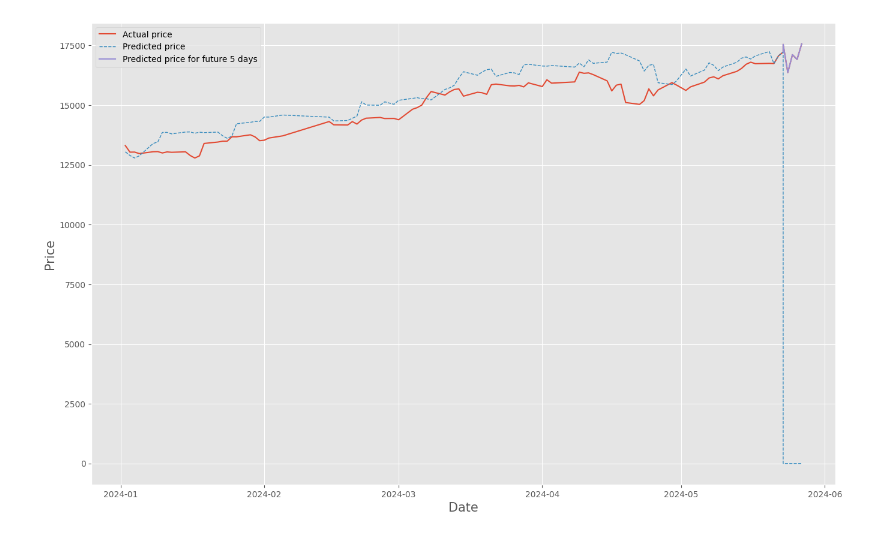
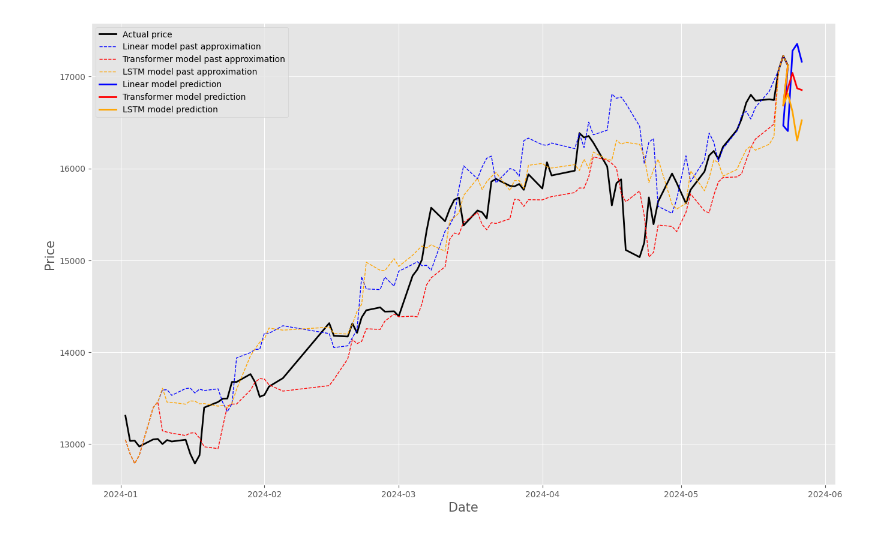
Before and after one commit to Cecover/StockPredictornator9000, a Jupyter notebook: lstm.ipynb, the cells around one changed output. Drawn from its saved outputs; the diff is of its cells as text; code cells hidden in the pictures.

```diff
--- a/lstm.ipynb
+++ b/lstm.ipynb
@@ -112,5 +113,7 @@ transformer = build_transfromer(head_size=4, num_heads=1, ff_dim=4, num_trans_bl
 # %%
 def get_trained_model_transformer(x_train, y_train):
+
+    used_model = "transformer"
 
     BATCH_SIZE = 1
     EPOCHS = 10
@@ -175,9 +180,8 @@ tf.keras.backend.clear_session()
 for step in LOOKUP_STEPS:
     _df, last_sequence, x_train, y_train = prepare_data(df, step)
     x_train = x_train[:, :, :len(['Price Index'])].astype(np.float32)
-    print(x_train.shape)
 
-    model = get_trained_model_basic(x_train, y_train)
+    model = get_trained_model_transformer(x_train, y_train)
 
     last_sequence = last_sequence[-N_STEPS:]
     last_sequence = np.expand_dims(last_sequence, axis=0)
@@ -210,15 +215,15 @@ _________________________________________________________________
 # %%
 # Execute model for the whole history range
-predict_df = df.copy()
+predict_df_lstm = df.copy()
 y_predicted = model.predict(x_train)
-y_predicted_transformed = scaler.inverse_transform(y_predicted.reshape(-1, 1)).reshape(y_predicted.shape)[:, 1, :]
-print(y_predicted_transformed.shape)
+
+
+# y_predicted_transformed = scaler.inverse_transform(y_predicted.reshape(-1, 1)).reshape(y_predicted.shape)[:, 1, :]
+y_predicted_transformed = np.squeeze(scaler.inverse_transform(y_predicted))
 
 first_seq = scaler.inverse_transform(np.expand_dims(y_train[:6], axis=1))
 last_seq = scaler.inverse_transform(np.expand_dims(y_train[-3:], axis=1))
-print(first_seq.shape)
-print(last_seq.shape)
 y_predicted_transformed = np.append(first_seq, y_predicted_transformed)
 y_predicted_transformed = np.append(y_predicted_transformed, last_seq)
-predict_df[f'Predicted Index'] = y_predicted_transformed
+predict_df_lstm[f'Predicted Index'] = y_predicted_transformed
 # %% [output]
@@ -230,9 +248,9 @@ predict_df[f'Predicted Index'] = y_predicted_transformed
 import datetime as dt
 
 # Add predicted results to the table
-date_now = dt.date(year=2024, month=5, day=23)
+date_now = dt.date(year=2024, month=5, day=24)
 date = [date_now + dt.timedelta(days=i) for i in range(0, N_STEPS)]
 
 
 for i, d in enumerate(date):
-    predict_df.loc[len(predict_df)] = [pd.to_datetime(date[i]), predictions[i], 0]
+    predict_df_lstm.loc[len(predict_df_lstm)] = [pd.to_datetime(date[i]), predictions[i], 0]
@@ -255,15 +257,25 @@ predict_df
 # %%
-x = predict_df['Date'][-150:]
+x = predict_df_basic['Date'][-98:]  # Predict df length is 98. 93 is numbers
 plt.style.use(style='ggplot')
 plt.figure(figsize=(16,10))
-plt.plot(x.head(145), predict_df['Price Index'][-150:].head(145))
-plt.plot(x.head(145), predict_df['Predicted Index'][-150:].head(145), linewidth=1, linestyle='dashed')
-plt.plot(x.tail(6), predict_df['Price Index'][-150:].tail(6))
+plt.plot(x.head(93), predict_df_basic['Price Index'][-103:].head(93), linewidth=2, color='black')
+plt.plot(x.head(93), predict_df_basic['Predicted Index'][-103:].head(93), linewidth=1, linestyle='dashed', color="blue")
+plt.plot(x.head(93), predict_df_transformer['Predicted Index'][-103:].head(93), linewidth=1, linestyle='dashed', color="red")
+plt.plot(x.head(93), predict_df_lstm['Predicted Index'][-103:].head(93), linewidth=1, linestyle='dashed', color="orange")
+plt.plot(x.tail(6), predict_df_basic['Price Index'][-103:].tail(6), linewidth=2, color='blue')
+plt.plot(x.tail(6), predict_df_transformer['Price Index'][-103:].tail(6), linewidth=2, color='red')
+plt.plot(x.tail(6), predict_df_lstm['Price Index'][-103:].tail(6), linewidth=2, color='orange')
 plt.xlabel('Date', fontsize=15)
 plt.ylabel('Price', fontsize=15)
 plt.legend([f'Actual price',
-            f'Predicted price',
-            f'Predicted price for future 5 days'])
+            f'Linear model past approximation',
+            f'Transformer model past approximation',
+            f'LSTM model past approximation',
+            f'Linear model prediction',
+            f'Transformer model prediction',
+            f'LSTM model prediction'])
+
+plt.savefig("Finalprediction.png")
 plt.show()
 # %% [output]
-[figure, old version]
+[figure, new version]
```
Also changed, not shown: parts of 10 cells of this notebook.
